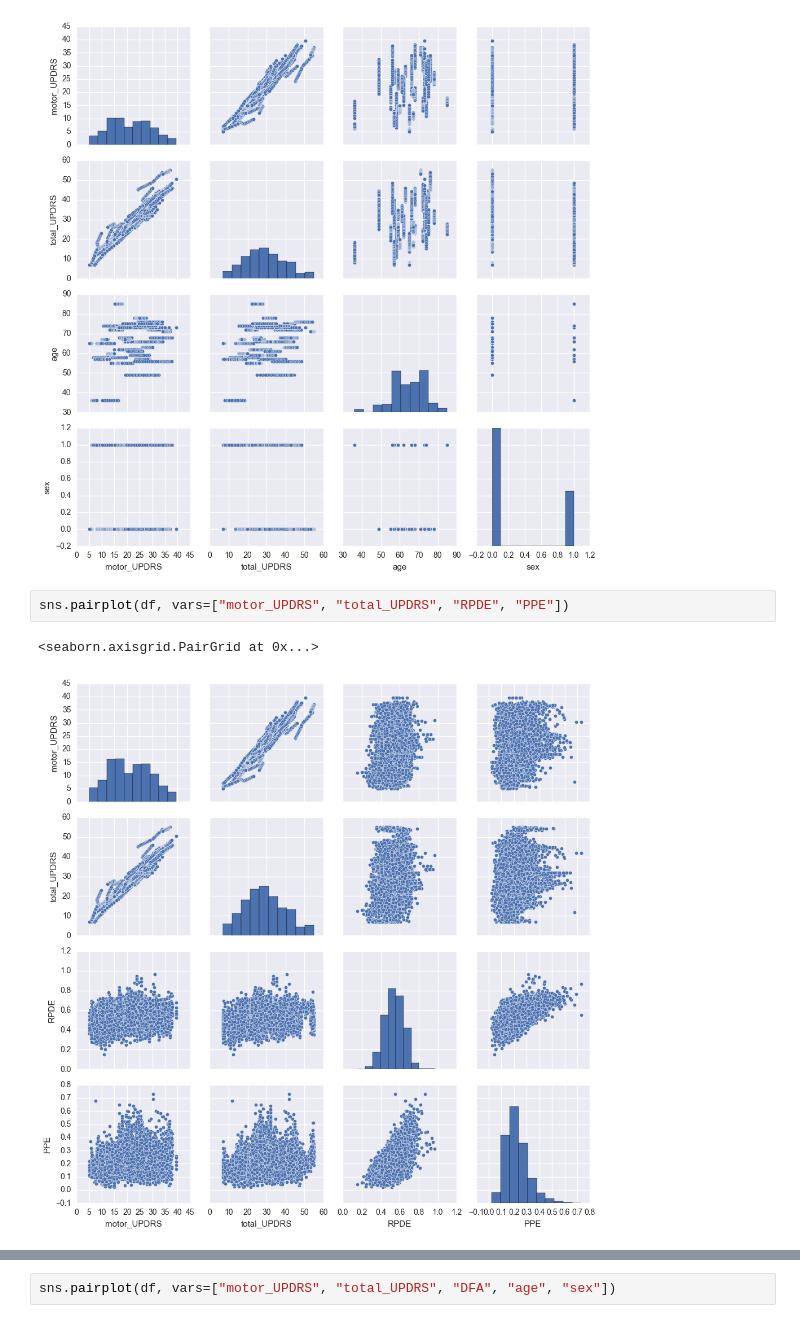
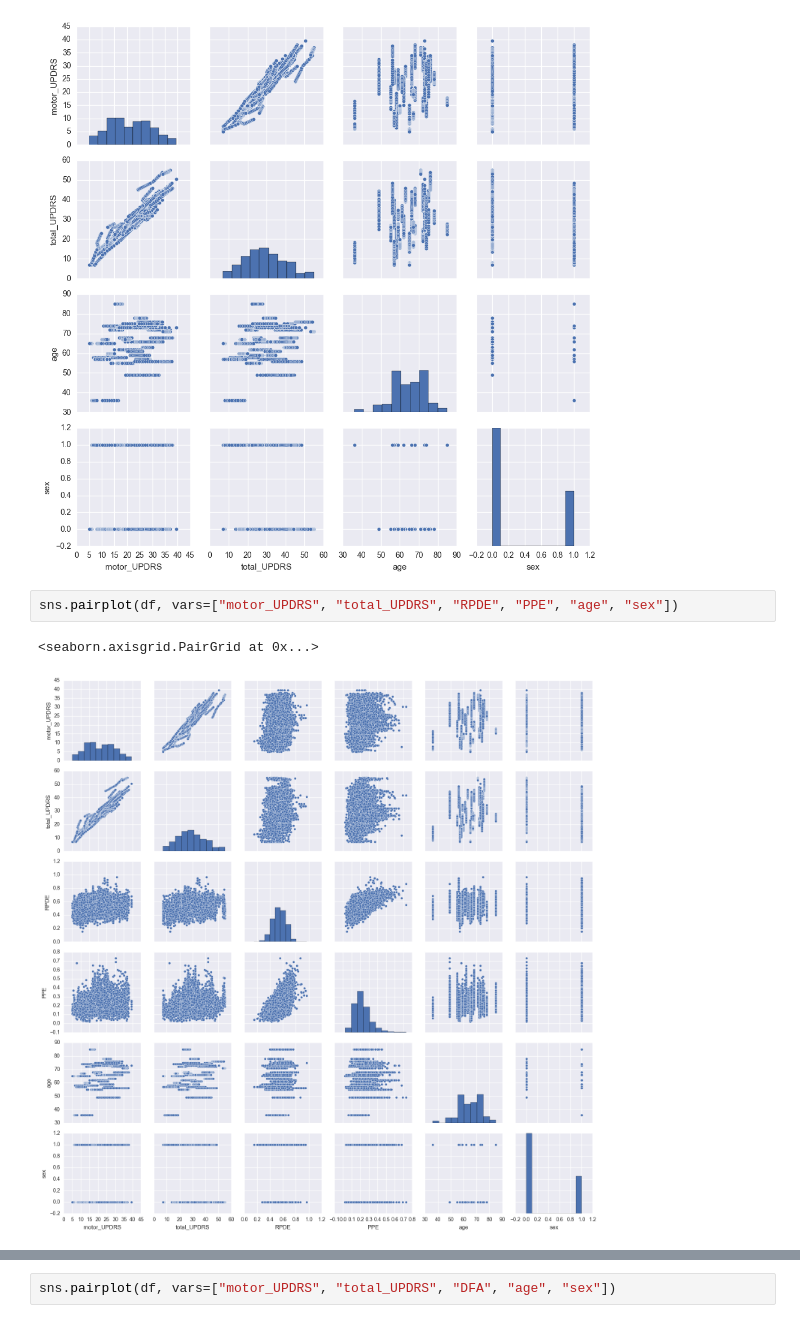
Before and after one commit to koelyl/Predict-Parkinsons, a Jupyter notebook: Parkinsons Prediction.ipynb, the cells around one changed output, grey strips where cells are left out. Cells and saved outputs as stored; diff of their text form.

Commit message:
Specify label axes for sex, create pairplots of main features

```diff
--- a/Parkinsons Prediction.ipynb
+++ b/Parkinsons Prediction.ipynb
@@ -105,8 +107,8 @@ sns.pairplot(df, vars=["motor_UPDRS", "total_UPDRS", "age", "sex"])
 <seaborn.axisgrid.PairGrid at 0x...>
 [figure]
 # %%
-sns.pairplot(df, vars=["motor_UPDRS", "total_UPDRS", "RPDE", "PPE"])
+sns.pairplot(df, vars=["motor_UPDRS", "total_UPDRS", "RPDE", "PPE", "age", "sex"])
 # %% [output]
 <seaborn.axisgrid.PairGrid at 0x...>
-[figure, old version]
+[figure, new version]
 # %%
```
Also changed, not shown: parts of 6 cells of this notebook.
